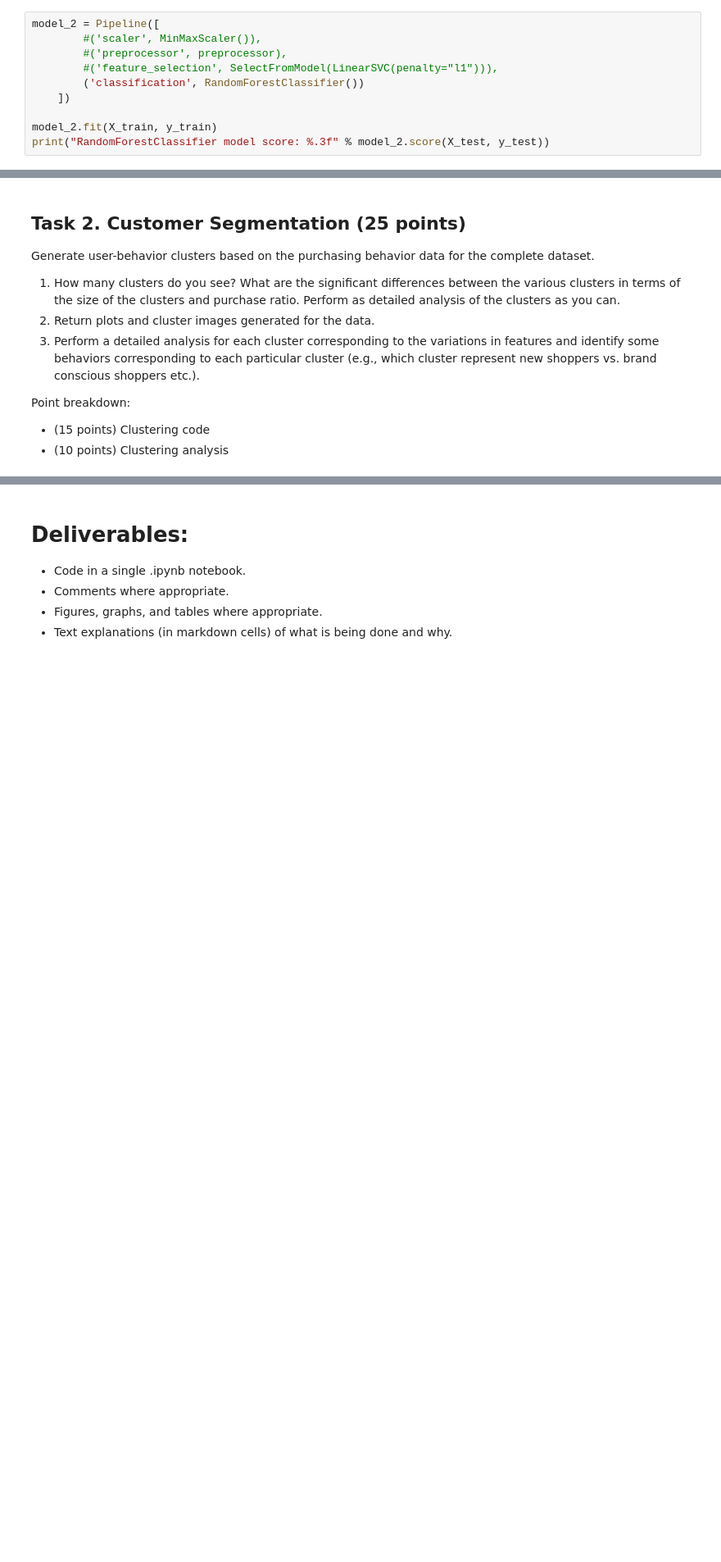
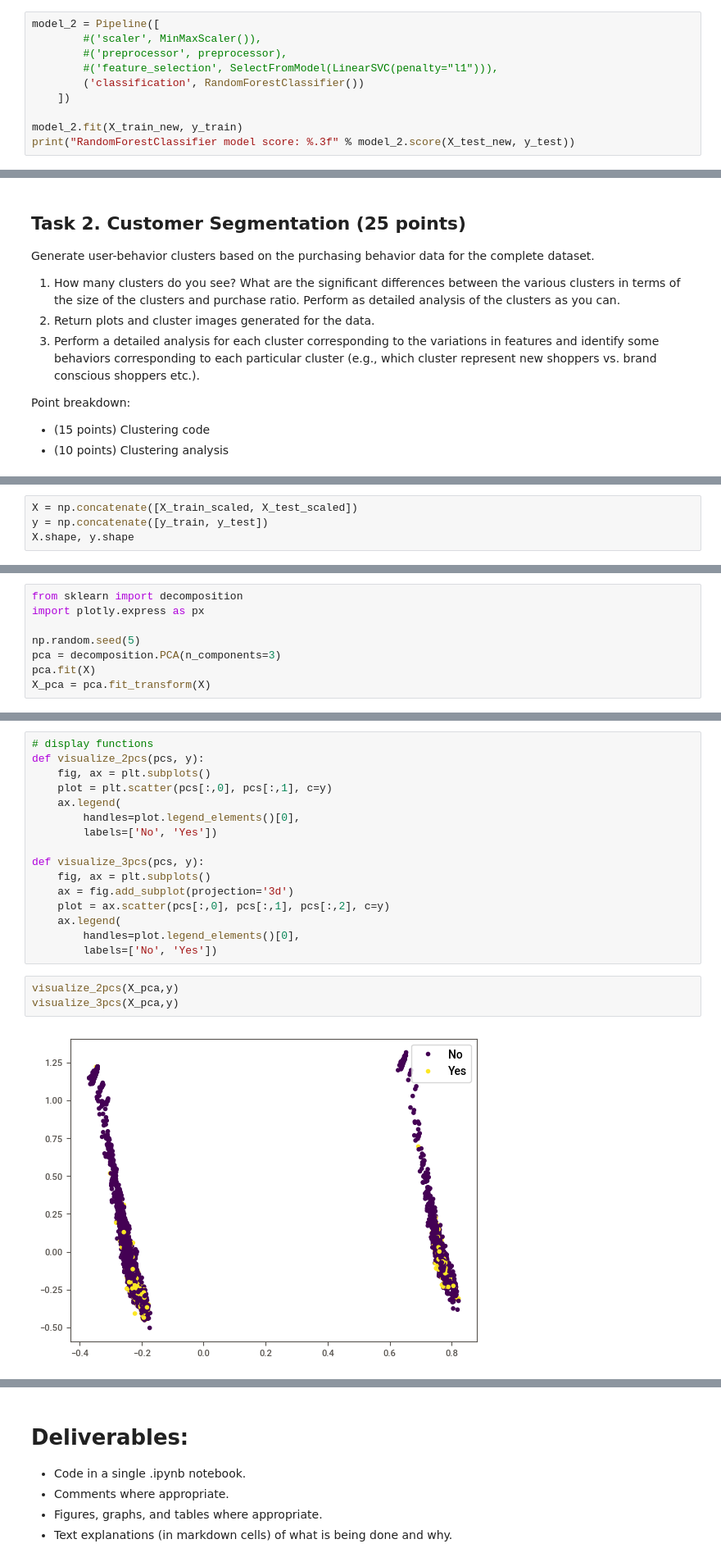
Before and after one commit to nasim-alamdari/FourthBrain-MLE-11, a Jupyter notebook: assignments/midterm/dat/midterm-part1.ipynb, the cells around one changed output, grey strips where cells are left out. Shown at 82% size. Drawn from its saved outputs; the diff is of its cells as text; blank space fills up the shorter version.

```diff
--- a/assignments/midterm/dat/midterm-part1.ipynb
+++ b/assignments/midterm/dat/midterm-part1.ipynb
@@ -384,7 +384,7 @@ model_2 = Pipeline([
         ('classification', RandomForestClassifier())
     ])
 
-model_2.fit(X_train, y_train)
-print("RandomForestClassifier model score: %.3f" % model_2.score(X_test, y_test))
+model_2.fit(X_train_new, y_train)
+print("RandomForestClassifier model score: %.3f" % model_2.score(X_test_new, y_test))
 # %% [output]
 Pipeline(steps=[('classification', RandomForestClassifier())])
@@ -404,0 +407,4 @@ Point breakdown:
+# %%
+X = np.concatenate([X_train_scaled, X_test_scaled])
+y = np.concatenate([y_train, y_test])
+X.shape, y.shape
@@ -404,0 +413,8 @@ Point breakdown:
+# %%
+from sklearn import decomposition
+import plotly.express as px
+
+np.random.seed(5)
+pca = decomposition.PCA(n_components=3)
+pca.fit(X)
+X_pca = pca.fit_transform(X)
@@ -404,0 +423,21 @@ Point breakdown:
+# %%
+# display functions
+def visualize_2pcs(pcs, y):
+    fig, ax = plt.subplots()
+    plot = plt.scatter(pcs[:,0], pcs[:,1], c=y)
+    ax.legend(
+        handles=plot.legend_elements()[0],
+        labels=['No', 'Yes'])
+
+def visualize_3pcs(pcs, y):
+    fig, ax = plt.subplots()
+    ax = fig.add_subplot(projection='3d')
+    plot = ax.scatter(pcs[:,0], pcs[:,1], pcs[:,2], c=y)
+    ax.legend(
+        handles=plot.legend_elements()[0],
+        labels=['No', 'Yes'])
+# %%
+visualize_2pcs(X_pca,y)
+visualize_3pcs(X_pca,y)
+# %% [output]
+[figure, added]
```
Also changed, not shown: parts of 8 cells of this notebook.
